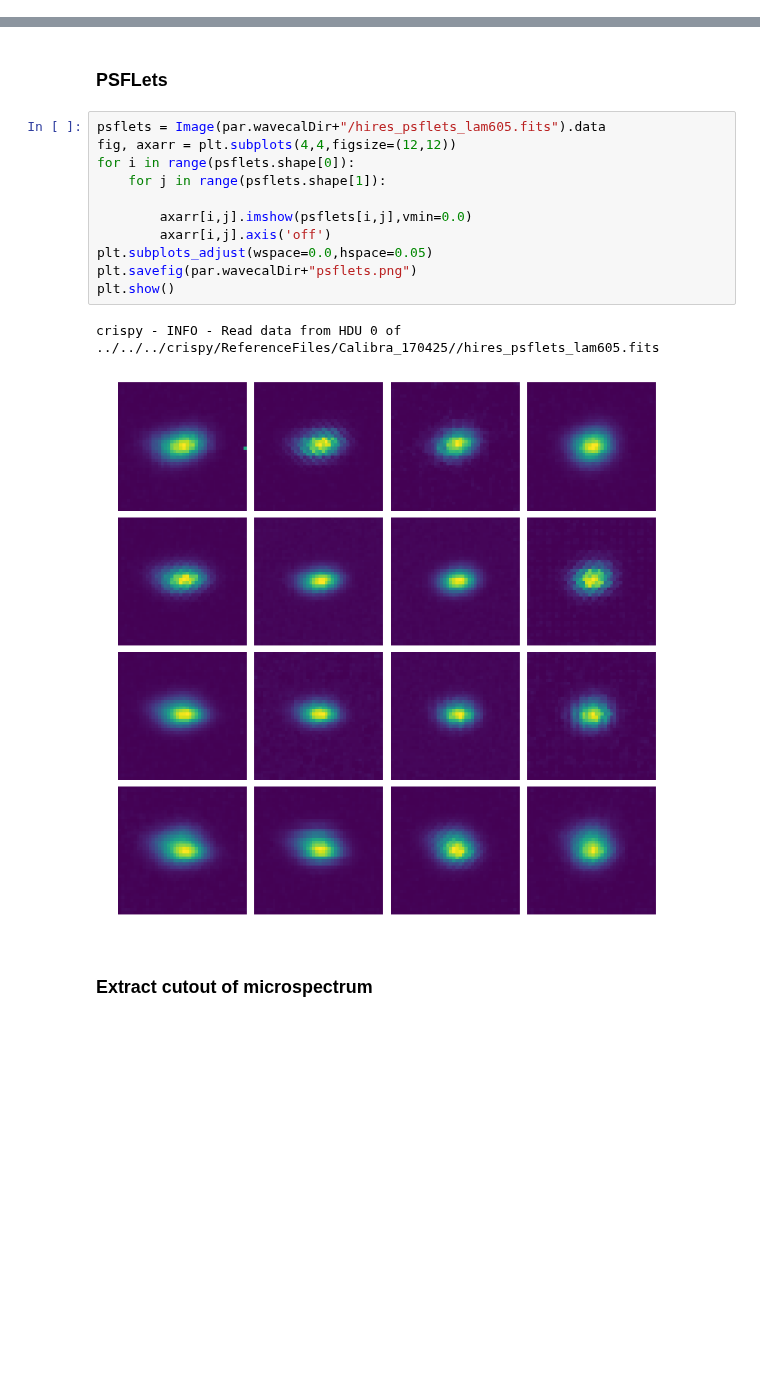
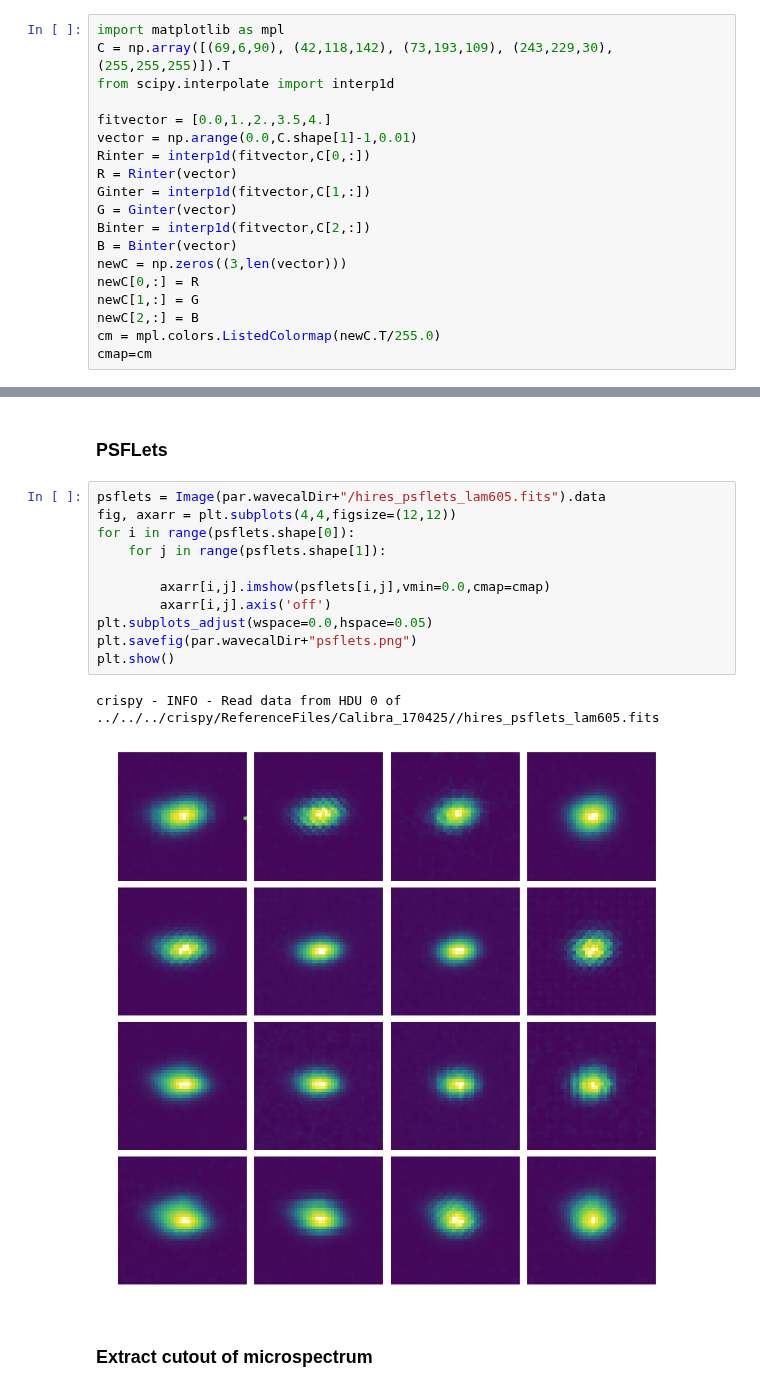
Before and after one commit to mjrfringes/crispy, a Jupyter notebook: docs/source/notebooks/SPIE_Images.ipynb, the cells around one changed output, grey strips where cells are left out. Cells and saved outputs as stored; diff of their text form; blank space fills up the shorter version.

```diff
--- a/docs/source/notebooks/SPIE_Images.ipynb
+++ b/docs/source/notebooks/SPIE_Images.ipynb
@@ -23,3 +25,22 @@ cmap = 'viridis'
+# %%
+import matplotlib as mpl
+C = np.array([(69,6,90), (42,118,142), (73,193,109), (243,229,30), (255,255,255)]).T
+from scipy.interpolate import interp1d
+
+fitvector = [0.0,1.,2.,3.5,4.]
+vector = np.arange(0.0,C.shape[1]-1,0.01)
+Rinter = interp1d(fitvector,C[0,:])
+R = Rinter(vector)
+Ginter = interp1d(fitvector,C[1,:])
+G = Ginter(vector)
+Binter = interp1d(fitvector,C[2,:])
+B = Binter(vector)
+newC = np.zeros((3,len(vector)))
+newC[0,:] = R
+newC[1,:] = G
+newC[2,:] = B
+cm = mpl.colors.ListedColormap(newC.T/255.0)
+cmap=cm
 # %% [markdown]
 ### Flatfield
 # %%
@@ -39,17 +60,17 @@ crispy - INFO - Read data from HDU 1 of ../../../crispy/SimResults/lenslet_mask.
 # %%
 psflets = Image(par.wavecalDir+"/hires_psflets_lam605.fits").data
 fig, axarr = plt.subplots(4,4,figsize=(12,12))
 for i in range(psflets.shape[0]):
     for j in range(psflets.shape[1]):
 
-        axarr[i,j].imshow(psflets[i,j],vmin=0.0)
+        axarr[i,j].imshow(psflets[i,j],vmin=0.0,cmap=cmap)
         axarr[i,j].axis('off')
 plt.subplots_adjust(wspace=0.0,hspace=0.05)
 plt.savefig(par.wavecalDir+"psflets.png")
 plt.show()
 # %% [output]
 crispy - INFO - Read data from HDU 0 of ../../../crispy/ReferenceFiles/Calibra_170425//hires_psflets_lam605.fits
-[figure, old version]
+[figure, new version]
 # %% [markdown]
 ### Extract cutout of microspectrum
 # %%
```
Also changed, not shown: parts of 6 cells of this notebook, 5 other files.
